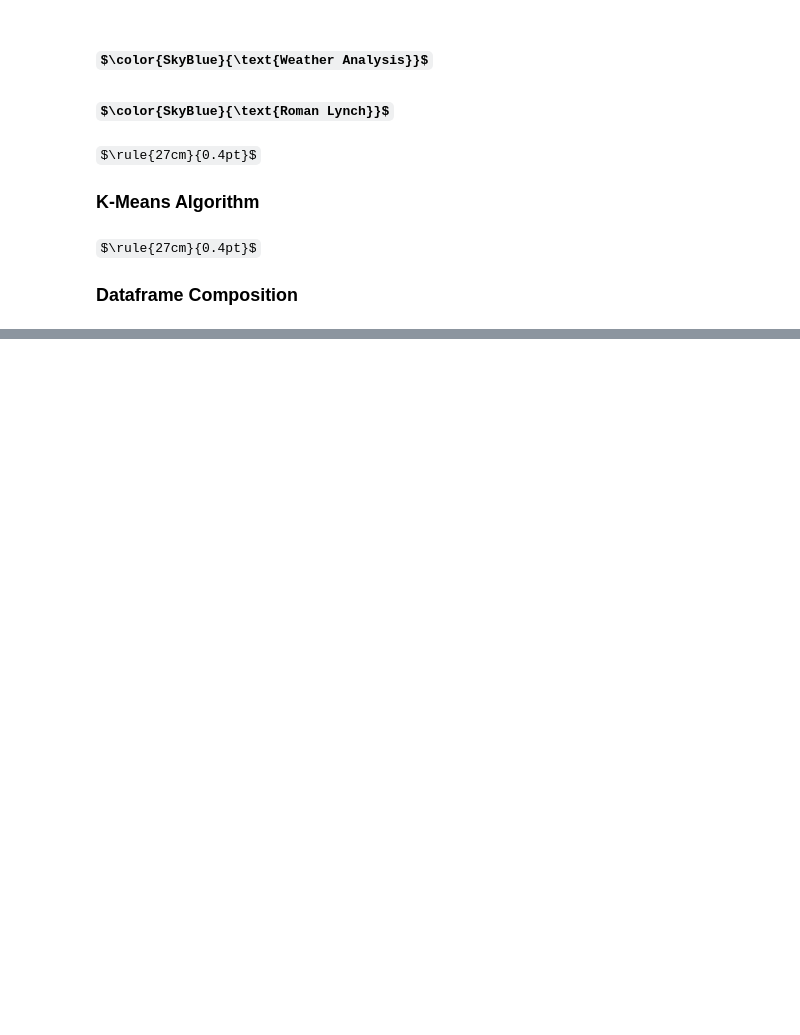
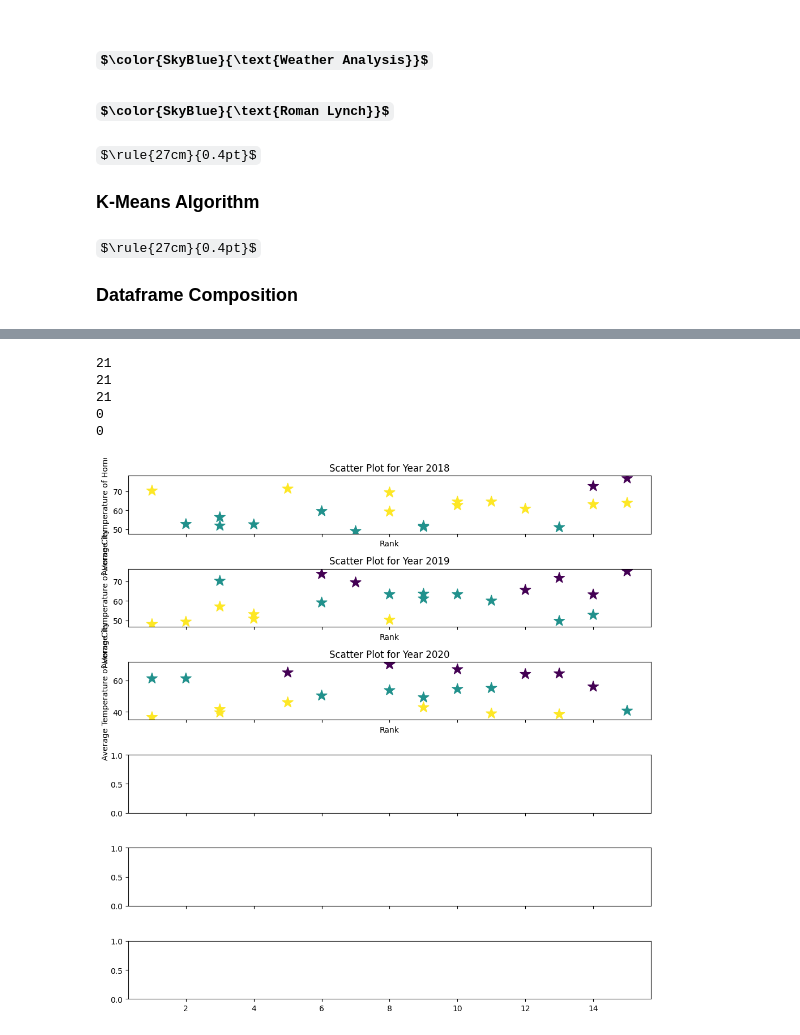
Before and after one commit to colekrant/ADS-Final-Project, a Jupyter notebook: weather.ipynb, the cells around one changed output, grey strips where cells are left out. Saved outputs shown, nothing was run; the diff lists cells and outputs as text; code cells hidden in the pictures; some formulas as TeX source; blank space fills up the shorter version.

Commit message:
Added k-means implementation to weather

```diff
--- a/weather.ipynb
+++ b/weather.ipynb
@@ -126,0 +145,52 @@ AttributeError: 'set' object has no attribute 'find'
+# %%
+df_18 = df_master[df_master["Year"] == 2018]
+df_19 = df_master[df_master["Year"] == 2019]
+df_20 = df_master[df_master["Year"] == 2020]
+df_21 = df_master[df_master["Year"] == 2021]
+df_22 = df_master[df_master["Year"] == 2022]
+
+print(df_18.shape[0])
+print(df_19.shape[0])
+print(df_20.shape[0])
+
+# No wether data for 2021 and 2022
+print(df_21.shape[0])
+print(df_22.shape[0])
+# %% [output]
+21
+21
+21
+0
+0
+# %%
+#--------------------------------------------------------------------------------#
+## Use k-Means for clustering
+centroids_20, clusters_20, mean_error_20 = kMeans(df_20[["Rank", "AvgTemperature"]], k=3)
+centroids_19, clusters_19, mean_error_19 = kMeans(df_19[["Rank", "AvgTemperature"]], k=3)
+centroids_18, clusters_18, mean_error_18 = kMeans(df_18[["Rank", "AvgTemperature"]], k=3)
+#--------------------------------------------------------------------------------#
+# %%
+#--------------------------------------------------------------------------------#
+dataframes = [df_18, df_19, df_20, df_21, df_22]
+clusters = [clusters_18, clusters_19, clusters_20]
+years = [2018, 2019, 2020, 2021, 2022, 2023]
+
+## Initialize Plot
+fig, axes = plt.subplots(len(years), 1, figsize=(10, 10), sharex=True)
+
+# Loop: Scatter Plot for each Year
+for i, (year, dataframe, cluster) in enumerate(zip(years, dataframes, clusters)):
+    ax = axes[i]
+    ax.scatter(dataframe['Rank'], dataframe['AvgTemperature'], c=cluster, marker='*', s=200)
+    ax.set_xlabel("Rank")
+    ax.set_ylabel("Average Temperature of Home City")
+    ax.set_title("Scatter Plot for Year " + str(year))
+
+plt.tight_layout()
+plt.show()
+
+plt.show()
+
+#--------------------------------------------------------------------------------#
+# %% [output]
+[figure, added]
```
Also changed, not shown: parts of 2 cells of this notebook.
